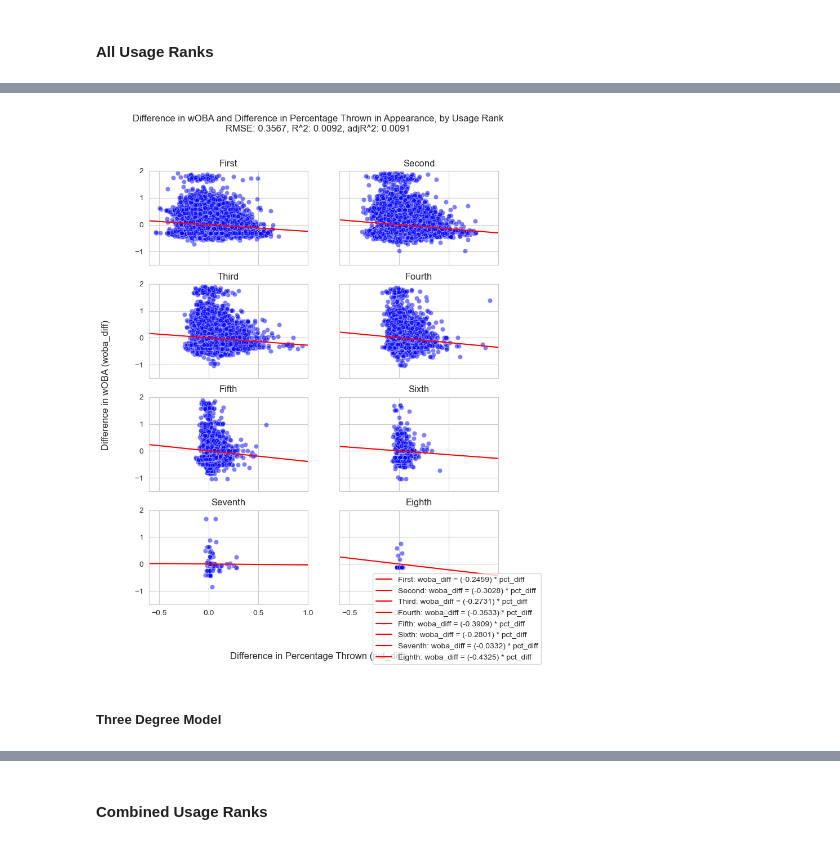
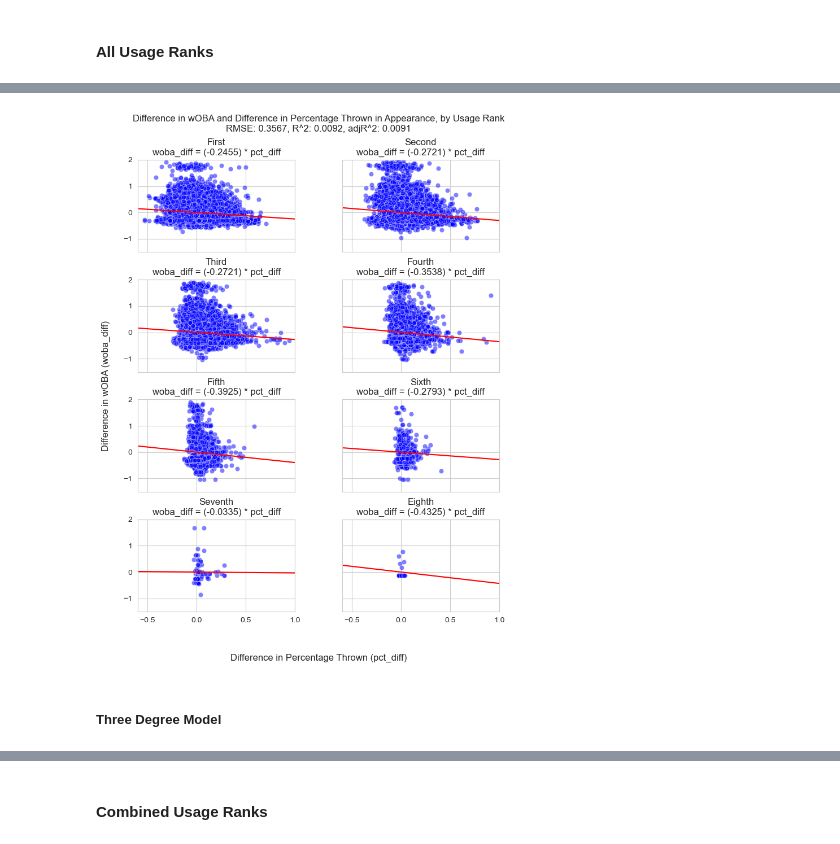
Before and after one commit to jackhinde/OptimizingPitchMix, a Jupyter notebook: PitchUseAndPerformance.ipynb, the cells around one changed output, grey strips where cells are left out. Drawn from its saved outputs; the diff is of its cells as text; code cells hidden in the pictures.

```diff
--- a/PitchUseAndPerformance.ipynb
+++ b/PitchUseAndPerformance.ipynb
@@ -1734,60 +1761,45 @@ y_values_eighth = (outputs_appu1[1] + outputs_appu1[8]) * x_values
 
 sns.lineplot(x=x_values, y=y_values_first, color='red', ax=ax[0, 0]);
 sns.lineplot(x=x_values, y=y_values_second, color='red', ax=ax[0, 1]);
 sns.lineplot(x=x_values, y=y_values_third, color='red', ax=ax[1, 0]);
 sns.lineplot(x=x_values, y=y_values_fourth, color='red', ax=ax[1, 1]);
 sns.lineplot(x=x_values, y=y_values_fifth, color='red', ax=ax[2, 0]);
 sns.lineplot(x=x_values, y=y_values_sixth, color='red', ax=ax[2, 1]);
 sns.lineplot(x=x_values, y=y_values_seventh, color='red', ax=ax[3, 0]);
 sns.lineplot(x=x_values, y=y_values_eighth, color='red', ax=ax[3, 1]);
 
-ax[0, 0].set_title("First");
-ax[0, 1].set_title("Second");
-ax[1, 0].set_title("Third");
-ax[1, 1].set_title("Fourth");
-ax[2, 0].set_title("Fifth");
-ax[2, 1].set_title("Sixth");
-ax[3, 0].set_title("Seventh");
-ax[3, 1].set_title("Eighth");
+ax[0, 0].set_title(f"First\nwoba_diff = ({round(outputs_appu1[1], 4)}) * pct_diff");
+ax[0, 1].set_title(f"Second\nwoba_diff = ({round((outputs_appu1[1] + outputs_appu1[3]), 4)}) * pct_diff");
+ax[1, 0].set_title(f"Third\nwoba_diff = ({round((outputs_appu1[1] + outputs_appu1[3]), 4)}) * pct_diff");
+ax[1, 1].set_title(f"Fourth\nwoba_diff = ({round((outputs_appu1[1] + outputs_appu1[4]), 4)}) * pct_diff");
+ax[2, 0].set_title(f"Fifth\nwoba_diff = ({round((outputs_appu1[1] + outputs_appu1[5]), 4)}) * pct_diff");
+ax[2, 1].set_title(f"Sixth\nwoba_diff = ({round((outputs_appu1[1] + outputs_appu1[6]), 4)}) * pct_diff");
+ax[3, 0].set_title(f"Seventh\nwoba_diff = ({round((outputs_appu1[1] + outputs_appu1[7]), 4)}) * pct_diff");
+ax[3, 1].set_title(f"Eighth\nwoba_diff = ({round((outputs_appu1[1] + outputs_appu1[8]), 4)}) * pct_diff");
 
 for i in range(0, 4):
     for j in range(0, 2):
         ax[i, j].set_xlim(left=-0.6, right=1);
         ax[i, j].set_ylim(bottom=-1.5, top=2);
 
 # set title
 f.suptitle(f"Difference in wOBA and Difference in Percentage Thrown in Appearance, by Usage Rank\nRMSE: {round(outputs_appu1[9], 4)}, R^2: {round(outputs_appu1[10], 4)}, adjR^2: {round(outputs_appu1[11], 4)}");
 # set x-axis label
 f.supxlabel("Difference in Percentage Thrown (pct_diff)");
 # set y-axis label
 f.supylabel("Difference in wOBA (woba_diff)");
 for i in range(0, 4):
     for j in range(0, 2):
         # set x-axis label
         ax[i, j].set_xlabel("");
         # set y-axis label
         ax[i, j].set_ylabel("");
 
-legend_label_first = f"First: woba_diff = ({round(outputs_appu1[1], 4)}) * pct_diff"
-legend_label_second = f"Second: woba_diff = ({round((outputs_appu1[1] + outputs_appu1[2]), 4)}) * pct_diff"
-legend_label_third = f"Third: woba_diff = ({round((outputs_appu1[1] + outputs_appu1[3]), 4)}) * pct_diff"
-legend_label_fourth = f"Fourth: woba_diff = ({round((outputs_appu1[1] + outputs_appu1[4]), 4)}) * pct_diff"
-legend_label_fifth = f"Fifth: woba_diff = ({round((outputs_appu1[1] + outputs_appu1[5]), 4)}) * pct_diff"
-legend_label_sixth = f"Sixth: woba_diff = ({round((outputs_appu1[1] + outputs_appu1[6]), 4)}) * pct_diff"
-legend_label_seventh = f"Seventh: woba_diff = ({round((outputs_appu1[1] + outputs_appu1[7]), 4)}) * pct_diff"
-legend_label_eighth = f"Eighth: woba_diff = ({round((outputs_appu1[1] + outputs_appu1[8]), 4)}) * pct_diff"
-f.legend(handles=[Line2D([], [], marker='_', color='red', label=legend_label_first),
-                  Line2D([], [], marker='_', color='red', label=legend_label_second),
-                  Line2D([], [], marker='_', color='red', label=legend_label_third),
-                  Line2D([], [], marker='_', color='red', label=legend_label_fourth),
-                  Line2D([], [], marker='_', color='red', label=legend_label_fifth),
-                  Line2D([], [], marker='_', color='red', label=legend_label_sixth),
-                  Line2D([], [], marker='_', color='red', label=legend_label_seventh),
-                  Line2D([], [], marker='_', color='red', label=legend_label_eighth)], loc=4);
+f.subplots_adjust(left=0.1, bottom=0.1, right=0.9, top=0.9, wspace=0.3, hspace=0.3);
 # %% [output]
-[figure, old version]
+[figure, new version]
-# %% [markdown]
-##### Three Degree Model
+# %% [markdown]
+##### Three Degree Model
 # %%
 columns = ['pct_diff', 'is_second', 'is_third', 'is_fourth',
            'is_fifth', 'is_sixth', 'is_seventh', 'is_eighth']
```
Also changed, not shown: parts of 155 cells of this notebook.
